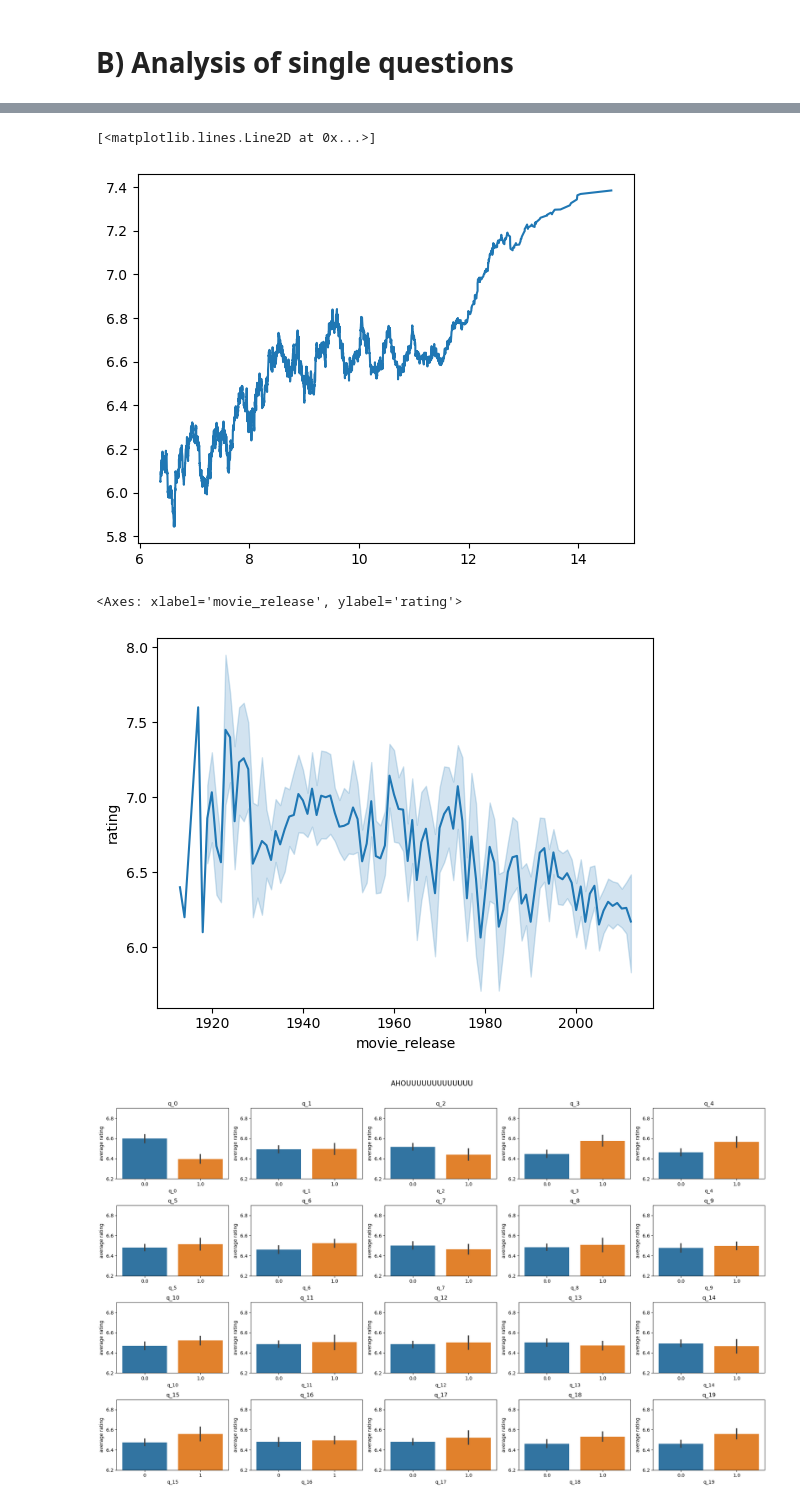
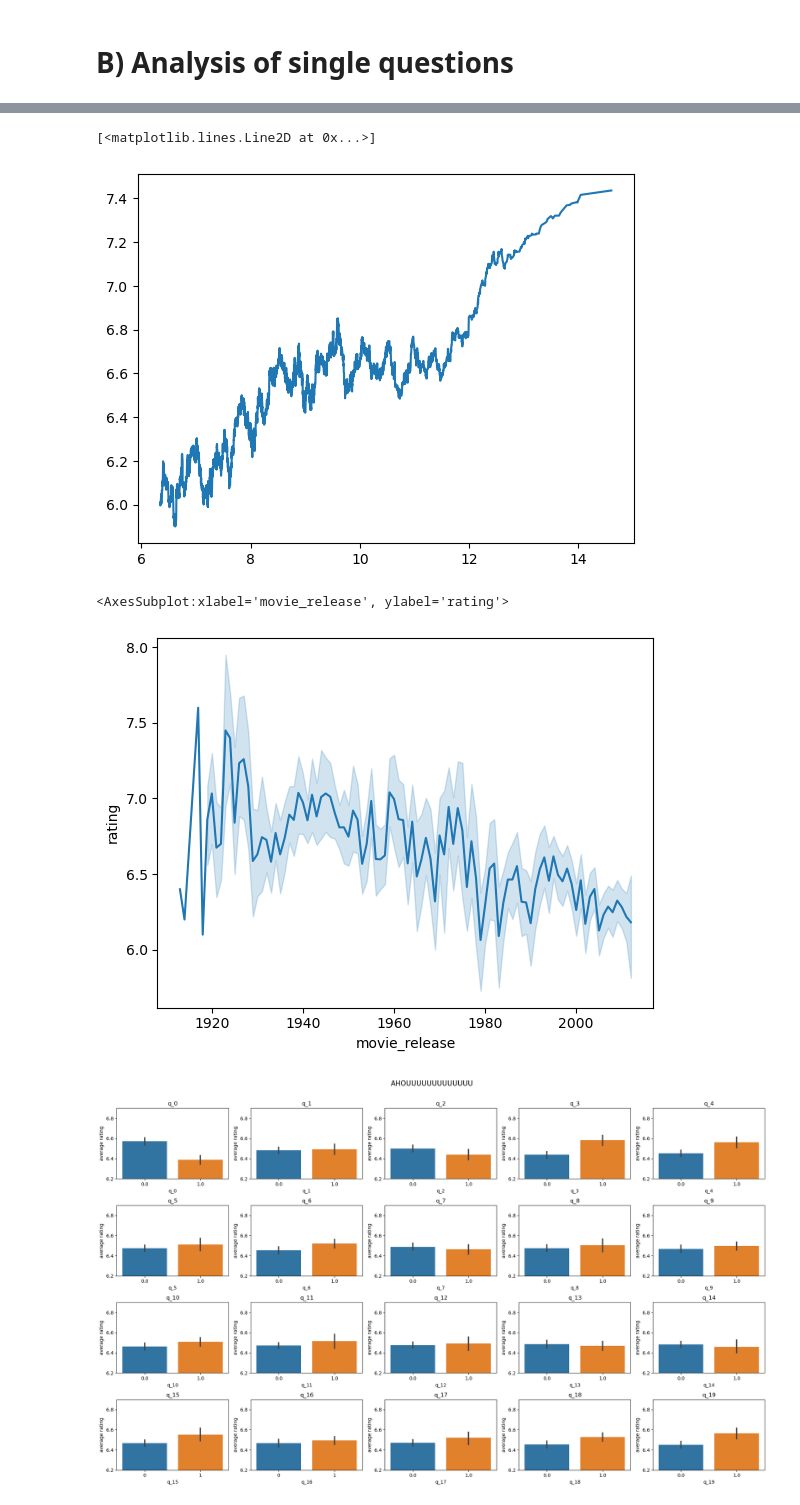
Before and after one commit to epfl-ada/ada-2023-project-theredpandada5, a Jupyter notebook: data_story.ipynb, the cells around one changed output, grey strips where cells are left out. Saved outputs shown, nothing was run; the diff lists cells and outputs as text; code cells hidden in the pictures.

```diff
--- a/data_story.ipynb
+++ b/data_story.ipynb
@@ -145,7 +161,7 @@ plt.hist(df['total'], bins = 20)
 We should expect, after keeping only movies with 3 positive answers or more, to have around 4500 movies.
 # %%
 # Keep only entries with at least 3 positive answers: this captures the "real" romance movies.
-df = df[df['total'] > 2]
+df = df[df['total'] > 0]
 display(df)
 # %% [output]
 |  | movie_id | binary_answers | q_0 | q_1 | q_2 | q_3 | q_4 | q_5 | q_6 | q_7 | ... |
@@ -240,12 +254,12 @@ fig, ax = plt.subplots()
 plt.plot(np.log(df_mva.nb_votes), df_mva.mva)
 # %% [output]
 [<matplotlib.lines.Line2D at 0x...>]
-[figure, old version]
+[figure, new version]
 # %%
-sns.lineplot(df, x='movie_release', y='rating')
+sns.lineplot(data=df, x='movie_release', y='rating')
 # %% [output]
-<Axes: xlabel='movie_release', ylabel='rating'>
+<AxesSubplot:xlabel='movie_release', ylabel='rating'>
-[figure, old version]
+[figure, new version]
 # %%
 df["ratings_with_weight"] = [ v + w*1j for v,w in zip(df.rating, df.nb_votes)]
 def weighted_mean(x, **kws):
```
Also changed, not shown: parts of 18 cells of this notebook.
